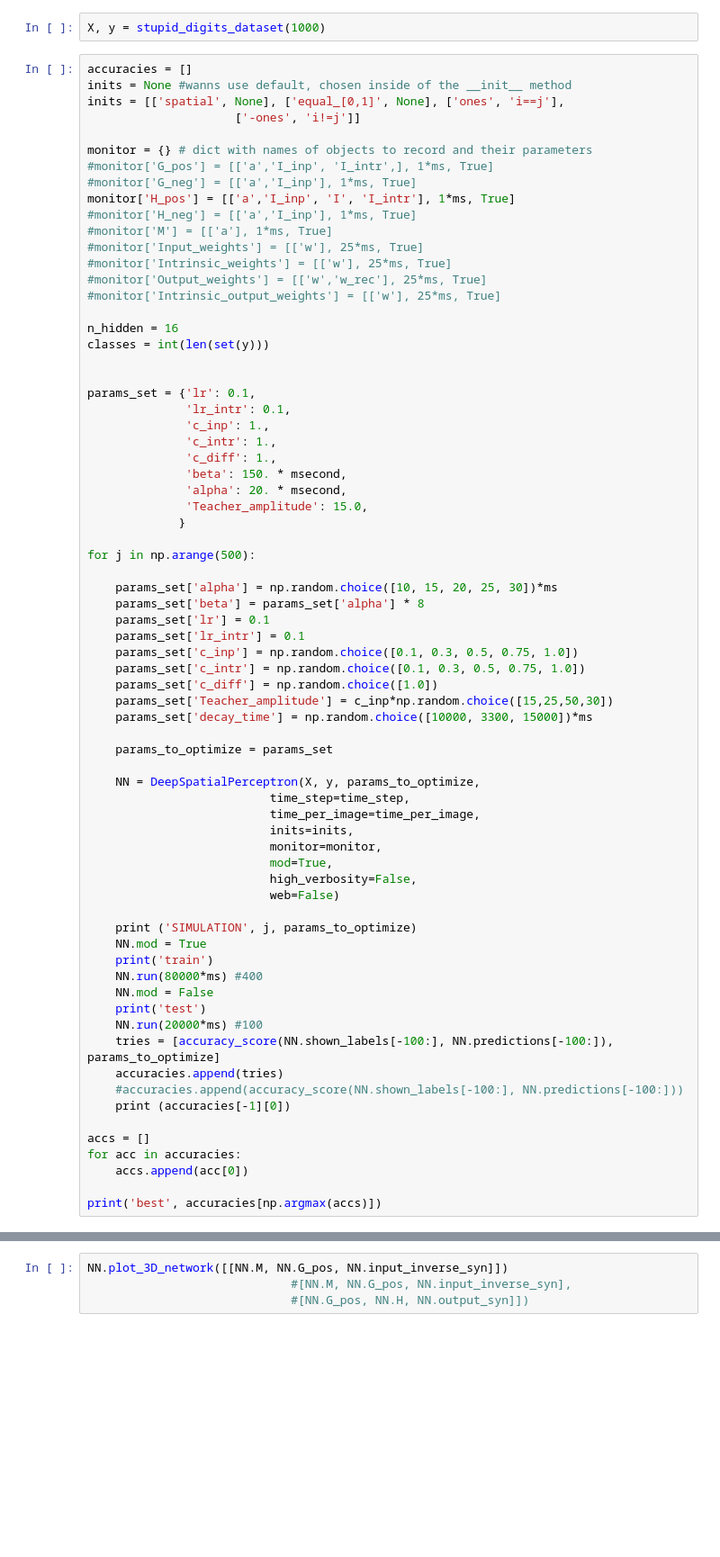
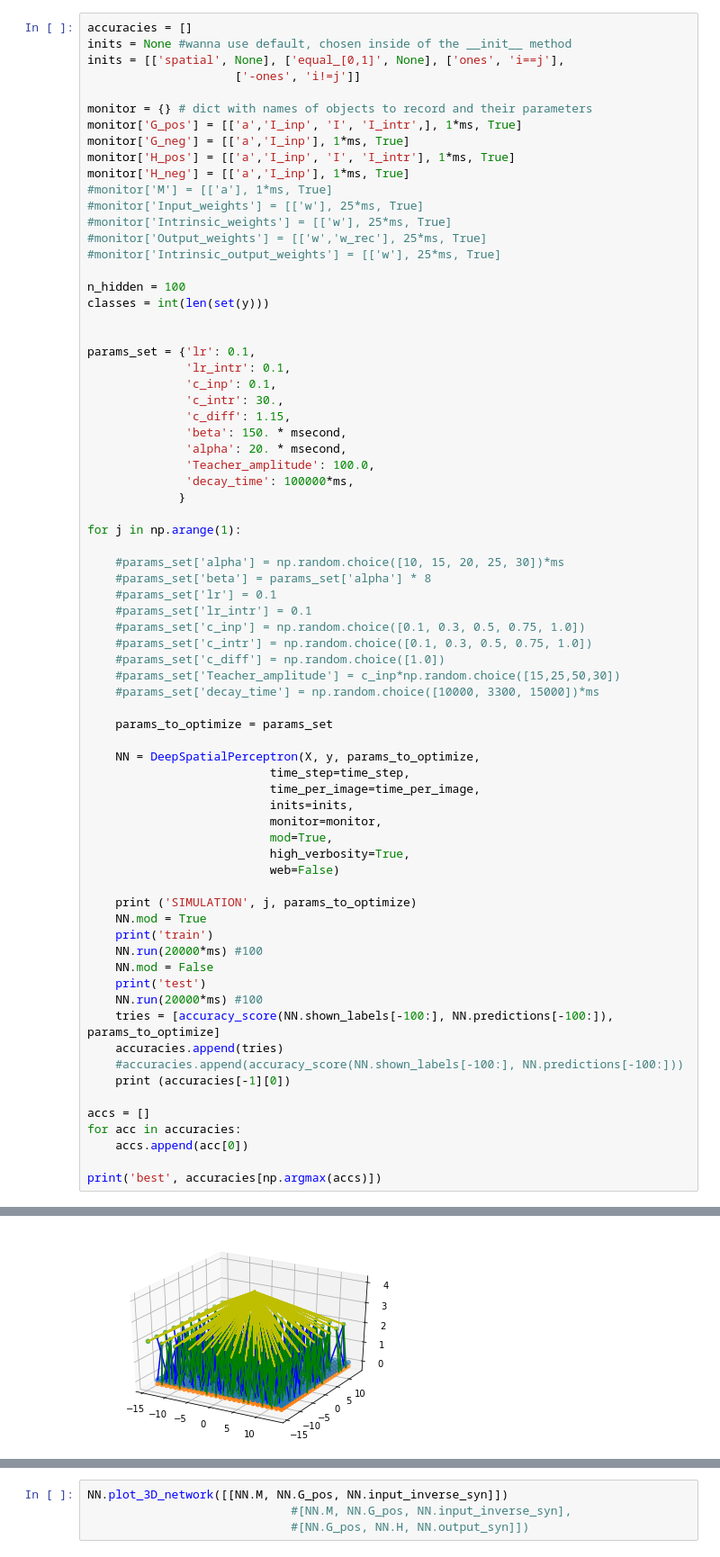
Before and after one commit to Dnekhaev/brian_projects, a Jupyter notebook: SpikingNN/DeepSpatialPerceptron.ipynb, the cells around one changed output, grey strips where cells are left out. Shown at 90% size. Saved outputs shown, nothing was run; the diff lists cells and outputs as text; blank space fills up the shorter version.

```diff
--- a/SpikingNN/DeepSpatialPerceptron.ipynb
+++ b/SpikingNN/DeepSpatialPerceptron.ipynb
@@ -847,47 +909,46 @@ class DeepSpatialPerceptron(object):
-# %%
-X, y = stupid_digits_dataset(1000)
 # %%
 accuracies = []
-inits = None #wanns use default, chosen inside of the __init__ method
+inits = None #wanna use default, chosen inside of the __init__ method
 inits = [['spatial', None], ['equal_[0,1]', None], ['ones', 'i==j'],
                      ['-ones', 'i!=j']]
 
 monitor = {} # dict with names of objects to record and their parameters
-#monitor['G_pos'] = [['a','I_inp', 'I_intr',], 1*ms, True]
-#monitor['G_neg'] = [['a','I_inp'], 1*ms, True]
+monitor['G_pos'] = [['a','I_inp', 'I', 'I_intr',], 1*ms, True]
+monitor['G_neg'] = [['a','I_inp'], 1*ms, True]
 monitor['H_pos'] = [['a','I_inp', 'I', 'I_intr'], 1*ms, True]
-#monitor['H_neg'] = [['a','I_inp'], 1*ms, True]
+monitor['H_neg'] = [['a','I_inp'], 1*ms, True]
 #monitor['M'] = [['a'], 1*ms, True]
 #monitor['Input_weights'] = [['w'], 25*ms, True]
 #monitor['Intrinsic_weights'] = [['w'], 25*ms, True]
 #monitor['Output_weights'] = [['w','w_rec'], 25*ms, True]
 #monitor['Intrinsic_output_weights'] = [['w'], 25*ms, True]
 
-n_hidden = 16
+n_hidden = 100
 classes = int(len(set(y)))
 
 
 params_set = {'lr': 0.1,
               'lr_intr': 0.1,
-              'c_inp': 1.,
-              'c_intr': 1.,
-              'c_diff': 1.,
+              'c_inp': 0.1,
+              'c_intr': 30.,
+              'c_diff': 1.15,
               'beta': 150. * msecond,
               'alpha': 20. * msecond,
-              'Teacher_amplitude': 15.0,
+              'Teacher_amplitude': 100.0,
+              'decay_time': 100000*ms,
              }
 
-for j in np.arange(500):
+for j in np.arange(1):
 
-    params_set['alpha'] = np.random.choice([10, 15, 20, 25, 30])*ms
-    params_set['beta'] = params_set['alpha'] * 8
-    params_set['lr'] = 0.1
-    params_set['lr_intr'] = 0.1
-    params_set['c_inp'] = np.random.choice([0.1, 0.3, 0.5, 0.75, 1.0])
-    params_set['c_intr'] = np.random.choice([0.1, 0.3, 0.5, 0.75, 1.0])
-    params_set['c_diff'] = np.random.choice([1.0])
-    params_set['Teacher_amplitude'] = c_inp*np.random.choice([15,25,50,30])
-    params_set['decay_time'] = np.random.choice([10000, 3300, 15000])*ms
+    #params_set['alpha'] = np.random.choice([10, 15, 20, 25, 30])*ms
+    #params_set['beta'] = params_set['alpha'] * 8
+    #params_set['lr'] = 0.1
+    #params_set['lr_intr'] = 0.1
+    #params_set['c_inp'] = np.random.choice([0.1, 0.3, 0.5, 0.75, 1.0])
+    #params_set['c_intr'] = np.random.choice([0.1, 0.3, 0.5, 0.75, 1.0])
+    #params_set['c_diff'] = np.random.choice([1.0])
+    #params_set['Teacher_amplitude'] = c_inp*np.random.choice([15,25,50,30])
+    #params_set['decay_time'] = np.random.choice([10000, 3300, 15000])*ms
 
     params_to_optimize = params_set
 
@@ -897,13 +958,13 @@ for j in np.arange(500):
                           inits=inits,
                           monitor=monitor,
                           mod=True,
-                          high_verbosity=False,
+                          high_verbosity=True,
                           web=False)
 
     print ('SIMULATION', j, params_to_optimize)
     NN.mod = True
     print('train')
-    NN.run(80000*ms) #400
+    NN.run(20000*ms) #100
     NN.mod = False
     print('test')
     NN.run(20000*ms) #100
@@ -921,0 +996 @@ INFO       The synaptic equation for the variable w does not specify whether it
+[figure, added]
```
Also changed, not shown: parts of 16 cells of this notebook, 1 other file.
